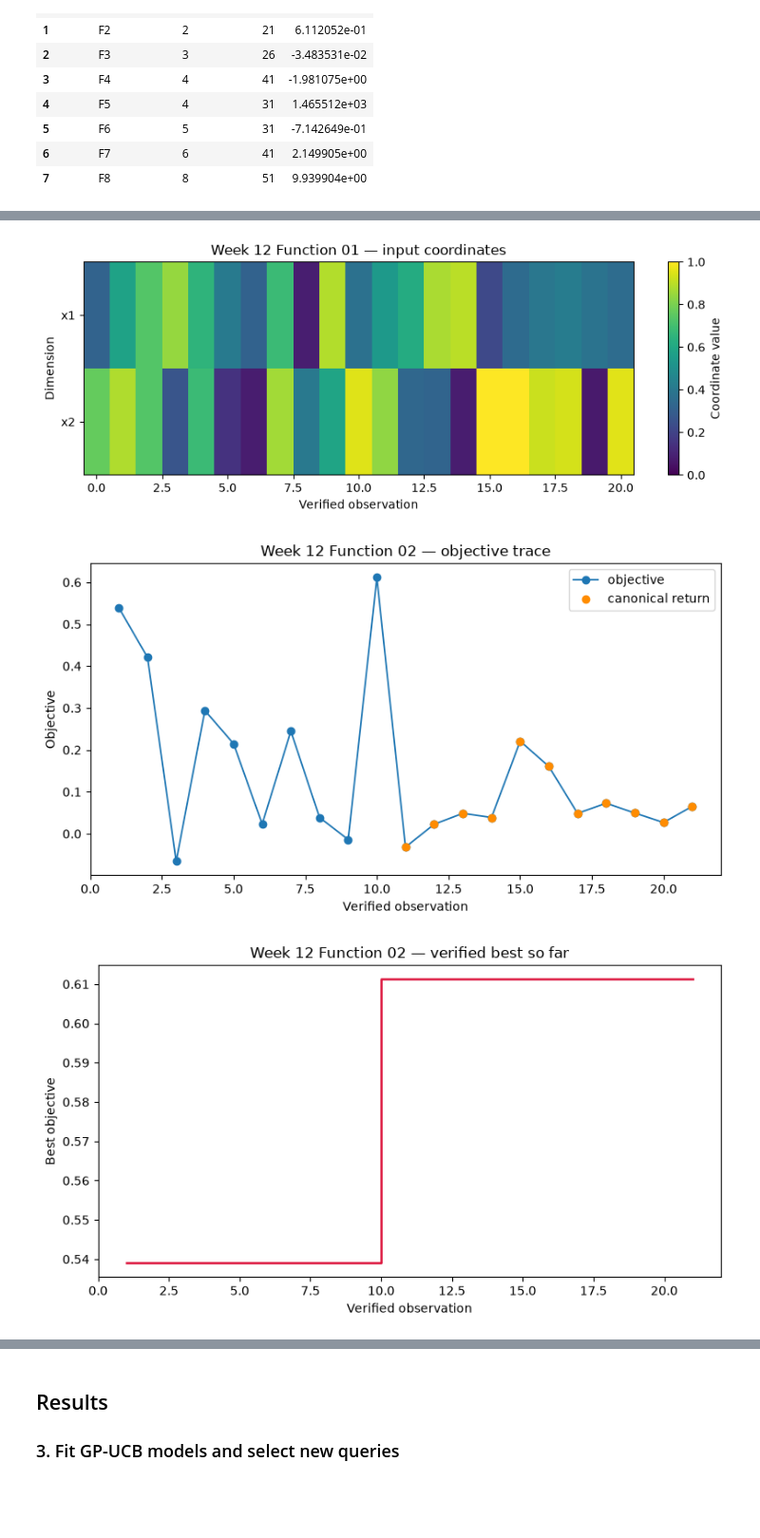
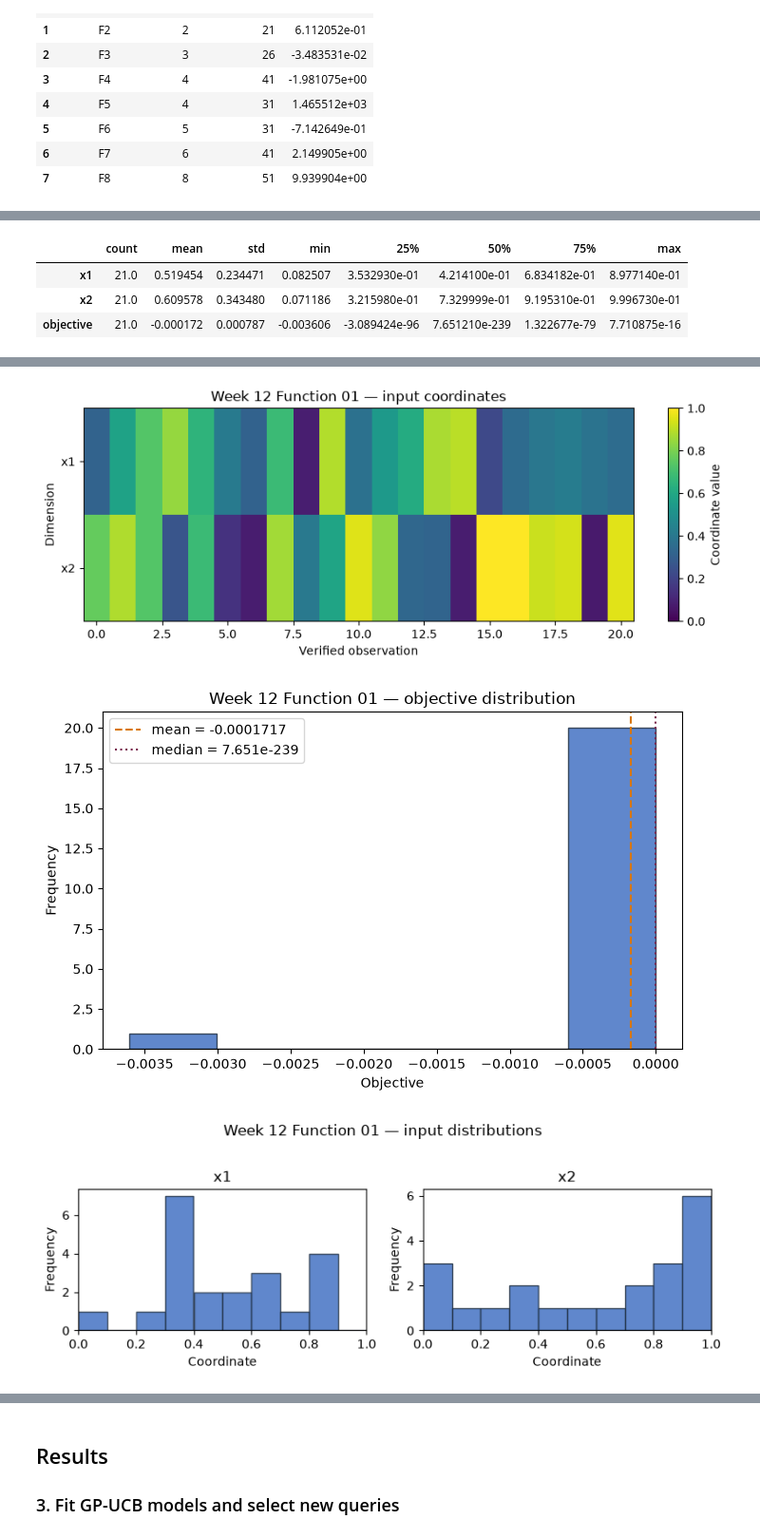
Before and after one commit to JPAmewu/My_Capstone_1_Imperial, a Jupyter notebook: Week_12/02_Notebook/Week_12_Capstone.ipynb, the cells around one changed output, grey strips where cells are left out. Shown at 95% size. Cells and saved outputs as stored; diff of their text form; code cells hidden in the pictures; blank space fills up the shorter version.

Commit message:
Complete Week 12 per-function EDA figures

```diff
--- a/Week_12/02_Notebook/Week_12_Capstone.ipynb
+++ b/Week_12/02_Notebook/Week_12_Capstone.ipynb
@@ -84,6 +84,6 @@ Each displayed panel is also written as an individual PNG under `Week_12/Functio
 # %%
 import matplotlib.pyplot as plt
-from IPython.display import display
+from IPython.display import display, Markdown
 
 figure_manifest = []
 for function, (X, y) in datasets.items():
@@ -92,6 +92,20 @@ for function, (X, y) in datasets.items():
     best_so_far = np.maximum.accumulate(y)
     figure_dir = ROOT / 'Week_12' / f'Function_{function:02d}' / '05_Figures'
     figure_dir.mkdir(parents=True, exist_ok=True)
+
+    display(Markdown(f'#### Function {function:02d}'))
+    quality = pd.DataFrame([{
+        'input_shape': str(X.shape), 'output_shape': str(y.shape),
+        'missing_values': int(np.isnan(X).sum() + np.isnan(y).sum()),
+        'infinite_values': int(np.isinf(X).sum() + np.isinf(y).sum()),
+        'out_of_bounds_inputs': int(((X < 0) | (X > 1)).sum()),
+        'duplicate_input_rows_6dp': int(len(X) - len(np.unique(np.round(X, 6), axis=0))),
+        'best_observation': int(np.argmax(y) + 1), 'best_output': float(np.max(y)),
+    }])
+    display(Markdown('**Data-quality checks**')); display(quality)
+    summary_frame = pd.DataFrame(X, columns=[f'x{i + 1}' for i in range(X.shape[1])])
+    summary_frame['objective'] = y
+    display(Markdown('**Summary statistics**')); display(summary_frame.describe().T)
 
     fig, ax = plt.subplots(figsize=(8, 4.5))
     ax.plot(query_index, y, marker='o', linewidth=1.3, label='objective')
@@ -119,6 +133,41 @@ for function, (X, y) in datasets.items():
     fig.savefig(path, dpi=160, bbox_inches='tight'); display(fig); plt.close(fig)
     figure_manifest.append({'function': function, 'figure': 'input_heatmap', 'path': str(path.relative_to(ROOT))})
 
+    fig, ax = plt.subplots(figsize=(7, 4.5))
+    ax.hist(y, bins=min(12, max(6, int(np.sqrt(len(y))))), color='#4472C4', edgecolor='#243447', alpha=0.85)
+    ax.axvline(np.mean(y), color='#D97706', linestyle='--', label=f'mean = {np.mean(y):.4g}')
+    ax.axvline(np.median(y), color='#7A284E', linestyle=':', label=f'median = {np.median(y):.4g}')
+    ax.set(title=f'Week 12 Function {function:02d} — objective distribution', xlabel='Objective', ylabel='Frequency'); ax.legend(); fig.tight_layout()
+    path = figure_dir / f'week_12_function_{function:02d}_output_distribution.png'
+    fig.savefig(path, dpi=160, bbox_inches='tight'); display(fig); plt.close(fig)
+    figure_manifest.append({'function': function, 'figure': 'output_distribution', 'path': str(path.relative_to(ROOT))})
+
+    columns = min(3, X.shape[1]); rows = int(np.ceil(X.shape[1] / columns))
+    fig, axes = plt.subplots(rows, columns, figsize=(4 * columns, 3 * rows), squeeze=False)
+    for dimension, ax in enumerate(axes.flat):
+        if dimension < X.shape[1]:
+            ax.hist(X[:, dimension], bins=10, range=(0, 1), color='#4472C4', edgecolor='#243447', alpha=0.85)
+            ax.set(title=f'x{dimension + 1}', xlabel='Coordinate', ylabel='Frequency', xlim=(0, 1))
+        else:
+            ax.axis('off')
+    fig.suptitle(f'Week 12 Function {function:02d} — input distributions')
+    fig.tight_layout(rect=(0, 0, 1, 0.96))
+    path = figure_dir / f'week_12_function_{function:02d}_input_distributions.png'
+    fig.savefig(path, dpi=160, bbox_inches='tight'); display(fig); plt.close(fig)
+    figure_manifest.append({'function': function, 'figure': 'input_distributions', 'path': str(path.relative_to(ROOT))})
+
+    correlation = summary_frame.corr(numeric_only=True)
+    fig, ax = plt.subplots(figsize=(max(5, 0.8 * len(correlation)), max(4, 0.7 * len(correlation))))
+    image = ax.imshow(correlation, cmap='coolwarm', vmin=-1, vmax=1)
+    labels = correlation.columns.tolist()
+    ax.set_xticks(range(len(labels)), labels, rotation=45, ha='right')
+    ax.set_yticks(range(len(labels)), labels)
+    ax.set_title(f'Week 12 Function {function:02d} — Pearson correlation')
+    fig.colorbar(image, ax=ax, label='Correlation', shrink=0.85); fig.tight_layout()
+    path = figure_dir / f'week_12_function_{function:02d}_correlation_heatmap.png'
+    fig.savefig(path, dpi=160, bbox_inches='tight'); display(fig); plt.close(fig)
+    figure_manifest.append({'function': function, 'figure': 'correlation_heatmap', 'path': str(path.relative_to(ROOT))})
+
 figure_manifest = pd.DataFrame(figure_manifest)
 figure_manifest
 # %% [output]
@@ -126,5 +179,9 @@ Matplotlib is building the font cache; this may take a moment.
+|  | count | mean | std | min | 25% | 50% | 75% | max |
+| x1 | 21.0 | 0.519454 | 0.234471 | 0.082507 | 3.532930e-01 | 4.214100e-01 | 6.834182e-01 | 8.977140e-01 |
+| x2 | 21.0 | 0.609578 | 0.343480 | 0.071186 | 3.215980e-01 | 7.329999e-01 | 9.195310e-01 | 9.996730e-01 |
+| objective | 21.0 | -0.000172 | 0.000787 | -0.003606 | -3.089424e-96 | 7.651210e-239 | 1.322677e-79 | 7.710875e-16 |
 [figure]
 [figure]
 [figure]
-[figure, old version]
+[figure, new version]
-[figure, old version]
+[figure, new version]
```
Also changed, not shown: parts of 2 cells of this notebook, 33 other files.
